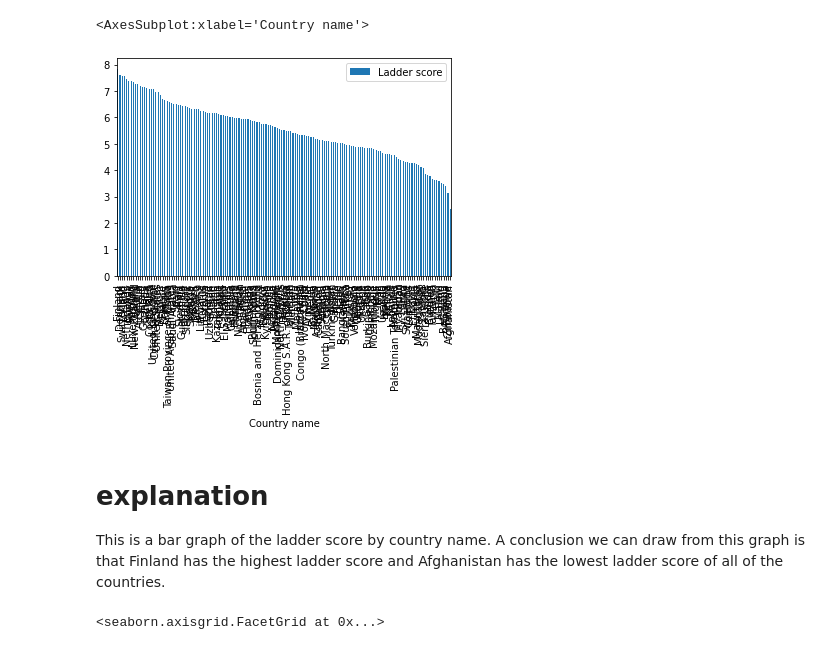
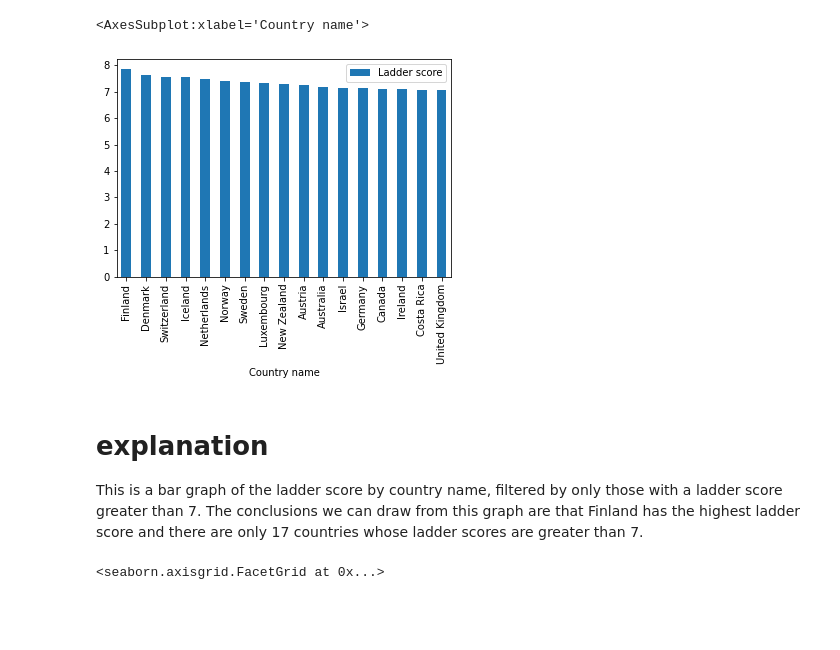
Before and after one commit to johnspurrier/INST326FinalProject, a Jupyter notebook: PracticeDataVisualization.ipynb, the cells around one changed output. Cells and saved outputs as stored; diff of their text form; code cells hidden in the pictures; blank space fills up the shorter version.

```diff
--- a/PracticeDataVisualization.ipynb
+++ b/PracticeDataVisualization.ipynb
@@ -14,13 +14,13 @@ df.head()
 | 4 | Netherlands | Western Europe | 7.464 | 0.027 | 7.518 | 7.410 | ... |
 # %%
 # bar chart or histogram
-df.plot.bar(x = "Country name", y = "Ladder score")
+df[df["Ladder score"] > 7].plot.bar(x = "Country name", y = "Ladder score")
 # %% [output]
 <AxesSubplot:xlabel='Country name'>
-[figure, old version]
+[figure, new version]
 # %% [markdown]
 # explanation
-This is a bar graph of the ladder score by country name. A conclusion we can draw from this graph is that Finland has the highest ladder score and Afghanistan has the lowest ladder score of all of the countries.
+This is a bar graph of the ladder score by country name, filtered by only those with a ladder score greater than 7. The conclusions we can draw from this graph are that Finland has the highest ladder score and there are only 17 countries whose ladder scores are greater than 7.
 # %%
 # seaborn lmplot or seaborn joint plot
 sns.lmplot(x = "lowerwhisker", y = "upperwhisker", data = df)
```
Also changed, not shown: 1 other file.
